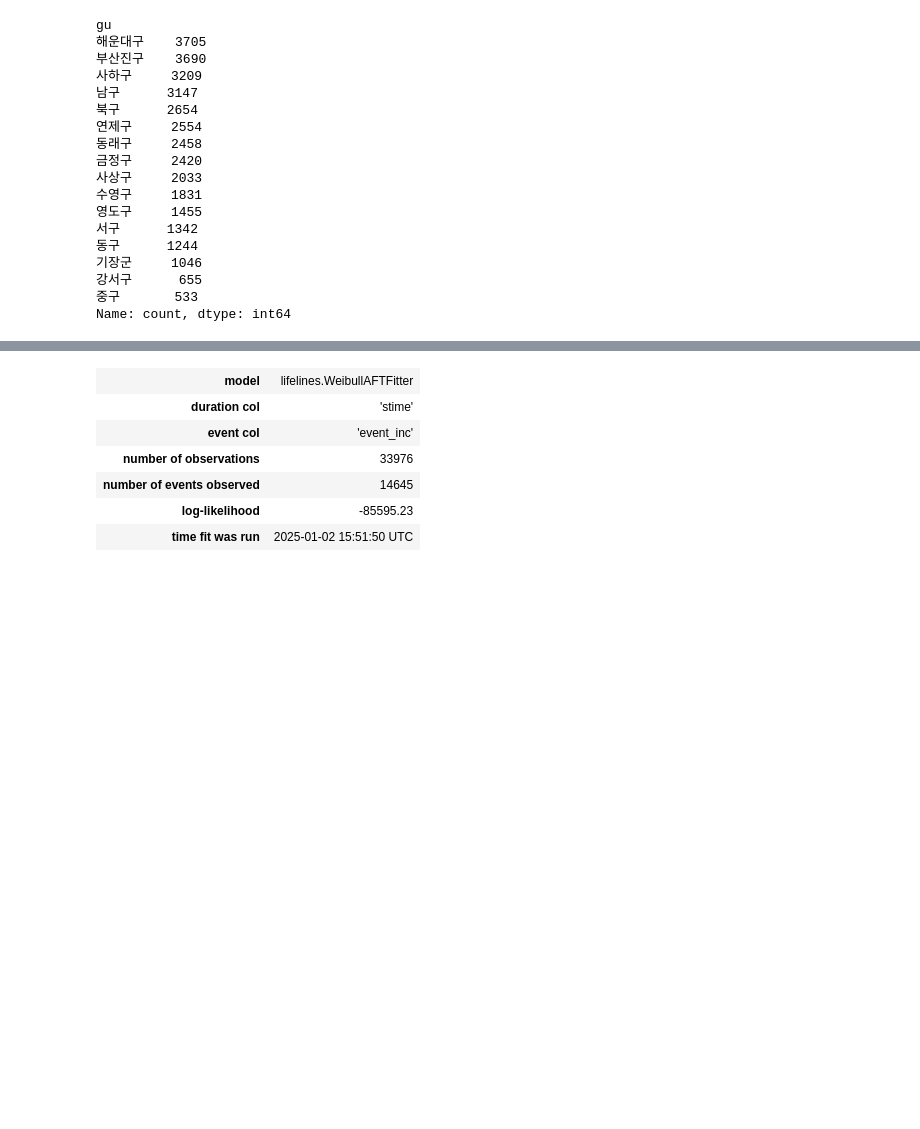
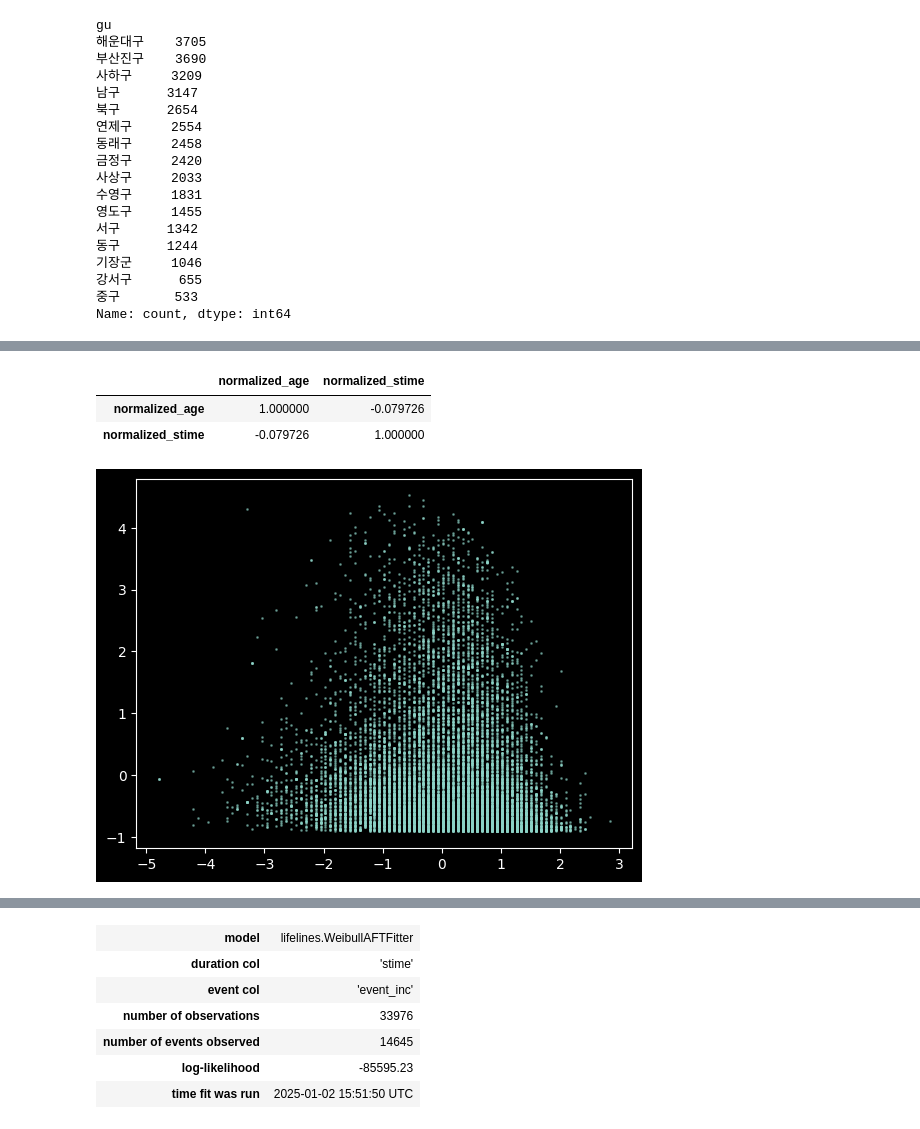
Before and after one commit to dohunhyeong/Busan_cancer_surv_analysis, a Jupyter notebook: SURV_DEF.ipynb, the cells around one changed output, grey strips where cells are left out. Saved outputs shown, nothing was run; the diff lists cells and outputs as text; code cells hidden in the pictures; blank space fills up the shorter version.

```diff
--- a/SURV_DEF.ipynb
+++ b/SURV_DEF.ipynb
@@ -1161,0 +500,23 @@ coxph.summary()
+# %%
+# 나이 스케일링(standard scaler)
+from sklearn.preprocessing import StandardScaler
+import numpy as np
+
+scaler = StandardScaler()
+normalized_age = scaler.fit_transform(age.values.reshape(-1, 1))
+normalized_stime = scaler.fit_transform(stime.values.reshape(-1, 1))
+
+plt.scatter(normalized_age, normalized_stime, alpha=0.5, s=1)  # 스케일링 후 산점도
+
+# 스케일링 이후의 상관관계 분석
+age_stime_event_corr = pd.DataFrame(
+    np.hstack((normalized_age, normalized_stime)),
+    columns=["normalized_age", "normalized_stime"],
+)
+age_stime_event_corr.corr()
+# corr = -0.079726 : 나이와 생존시간은 상관관계가 없다.
+# %% [output]
+|  | normalized_age | normalized_stime |
+| normalized_age | 1.000000 | -0.079726 |
+| normalized_stime | -0.079726 | 1.000000 |
+[figure, added]
```
Also changed, not shown: parts of 40 cells of this notebook, 4 other files.
